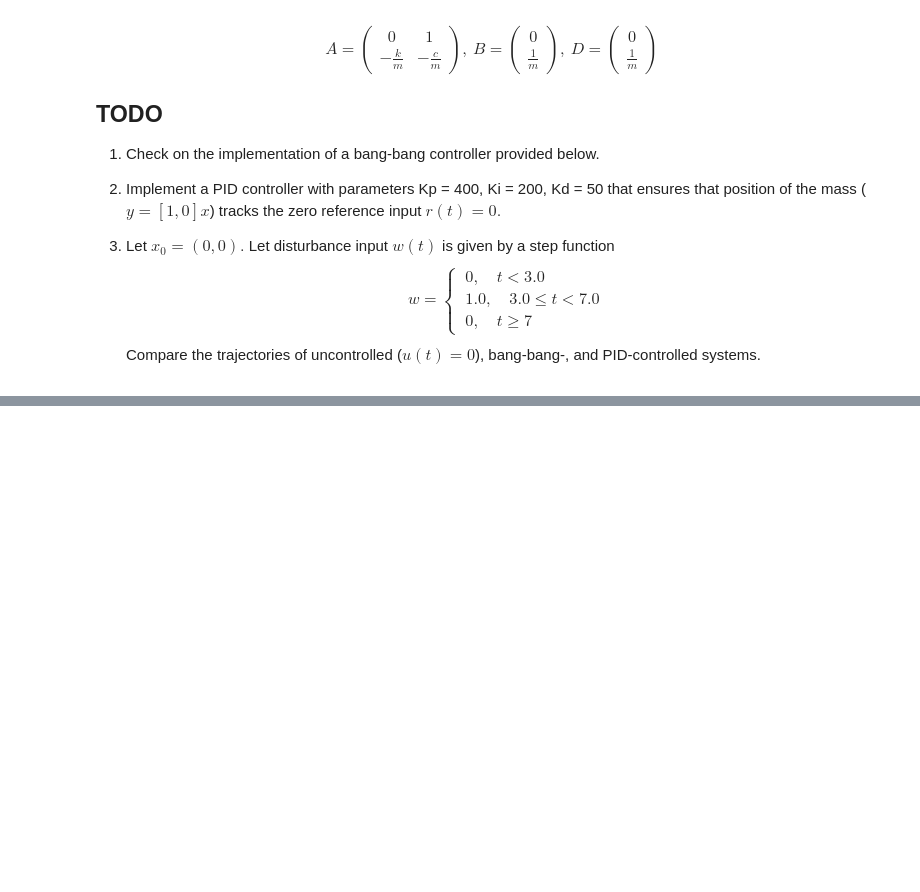
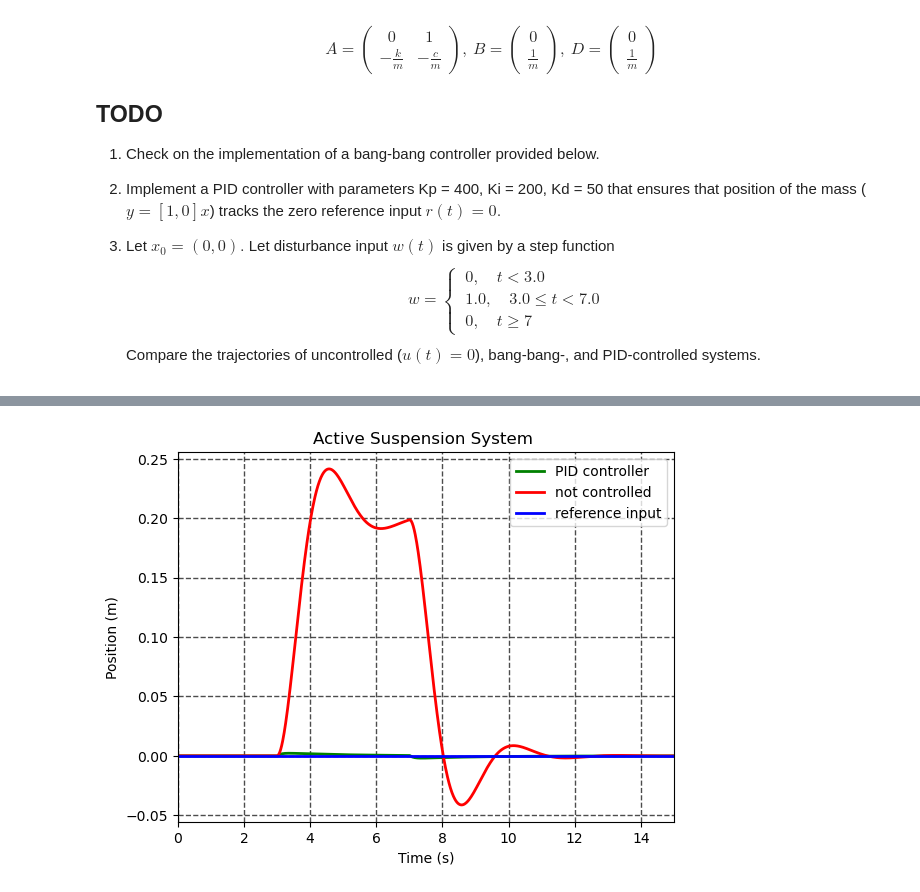
Before and after one commit to DiasJulia/AUT2TTA, a Jupyter notebook: APM_4AUT2_TA_TP2.ipynb, the cells around one changed output, grey strips where cells are left out. Saved outputs shown, nothing was run; the diff lists cells and outputs as text; code cells hidden in the pictures; blank space fills up the shorter version.

```diff
--- a/APM_4AUT2_TA_TP2.ipynb
+++ b/APM_4AUT2_TA_TP2.ipynb
@@ -141,6 +141,26 @@ def BangBangController(A, B, D, C, u_const, ref, delay, w_func, T, x0):
         t1 += delay
         y_res = np.hstack((y_res, sol[:,1:]))
     return C @ y_res
+
+def PIDController(A, B, D, C, Kp, Ki, Kd, ref, w_func, T, x0):
+    y_res = np.empty(x0.shape).reshape(-1,1)
+    integral = 0
+    previous_error = 0
+    for i in range(1, len(T)):
+        t = T[i]
+        dt = T[i] - T[i-1]
+        # Calculate error
+        error = ref - C @ x0
+        integral += error * dt
+        derivative = (error - previous_error) / dt if dt > 0 else 0
+        # PID control input
+        u_func = lambda t: Kp * error + Ki * integral + Kd * derivative
+        # Compute system response for the current time step
+        sol = odeint(StateSpace, x0, [T[i-1], T[i]], args=(A, B, D, u_func, w_func)).T
+        x0 = sol[:,-1].flatten()
+        previous_error = error
+        y_res = np.hstack((y_res, sol[:,1:]))
+    return C @ y_res
 # %%
 # System parameters
 m = 1
@@ -206 +226,68 @@ plt.show()
+# %%
+# System parameters
+m = 1
+k = 5
+c = 2
+g = 9.8
+
+# PID controller parameters
+kp = 400
+ki = 200
+kd = 50
+
+A = np.array([[0, 1],
+              [-k/m, -c/m]])  # Corrected c instead of rho
+
+B = np.array([[0],
+              [1/m]])  # Reshaped to column vecto
+D = np.array([[0],
+              [1/m]])  # Reshaped to column vector
+
+C = np.array([[1, 0]])  # Output matrix
+
+R = np.array([0])
+
+# flatten() to convert to 1D array since scipy.integrate.odeint requires the state vector (x) to have shape (n,), not (n,1).
+x0 = np.array([0, 0]).flatten() # Initial state
+
+# Time settings
+t0 = 0  # Initial time
+tf = 15# Final time
+T = np.linspace(t0, tf, 1000)  # Time vector
+
+def w_func(t):
+    if t<= 3.0:
+        return 0.0
+    elif 3.0<= t and t<7.0:
+        return 1.0
+    else:
+       return 0.0# Disturbance input
+
+# Compute system response
+u_const = 0.8
+delay = 0.5
+x_ref = 0.0
+y =  PIDController(A, B, D, C, kp, ki, kd, x_ref, w_func, T, x0)
+
+# Plot the response
+plt.plot(T, y[0,:], linewidth=2.0, color='green')
+
+def u_func(t):
+    return 0.0
+
+y = OpenLoopInputOutputSystem(A, B, D, C, u_func, w_func, T, x0)
+
+# Plot the response
+plt.plot(T, y[0,:], linewidth=2.0, color='red')
+
+plt.grid(color='black', linestyle='--', linewidth=1.0, alpha=0.7)
+plt.xlim([t0, tf])
+plt.ylabel(r'Position (m)')
+plt.xlabel('Time (s)')
+plt.title('Active Suspension System ')
+plt.plot(T, T* 0, linewidth=2.0, color='blue')
+plt.legend(['PID controller', 'not controlled','reference input' ])
+plt.show()
+# %% [output]
+[figure, added]
 # %% [markdown]
```
Also changed, not shown: parts of 3 cells of this notebook.
